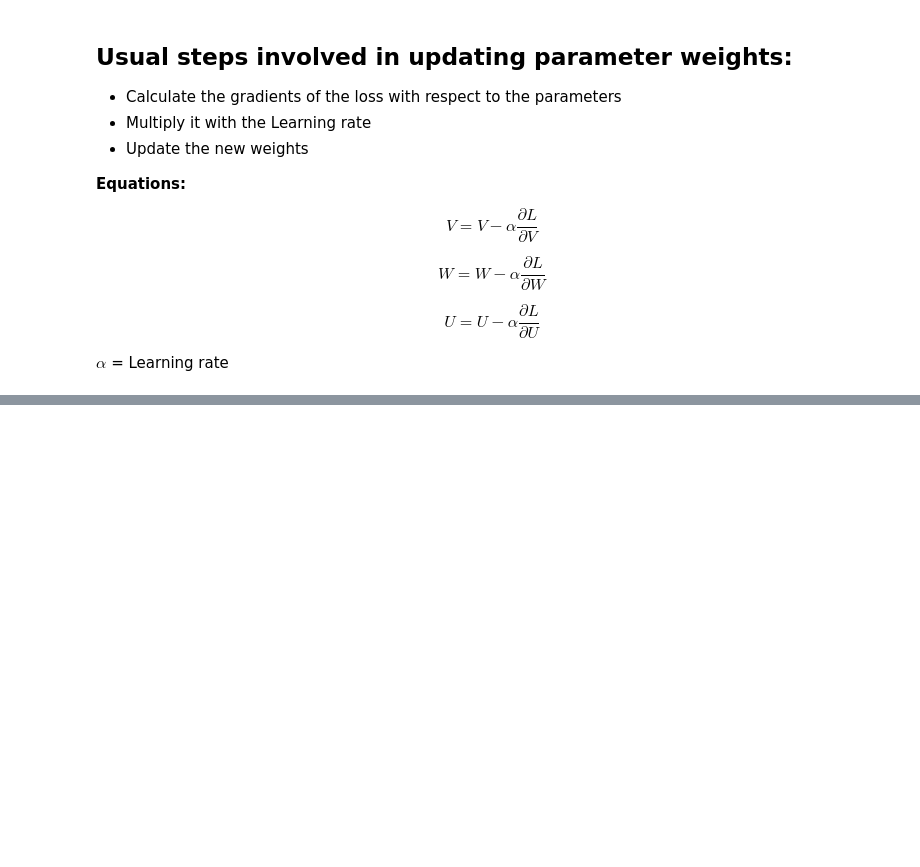
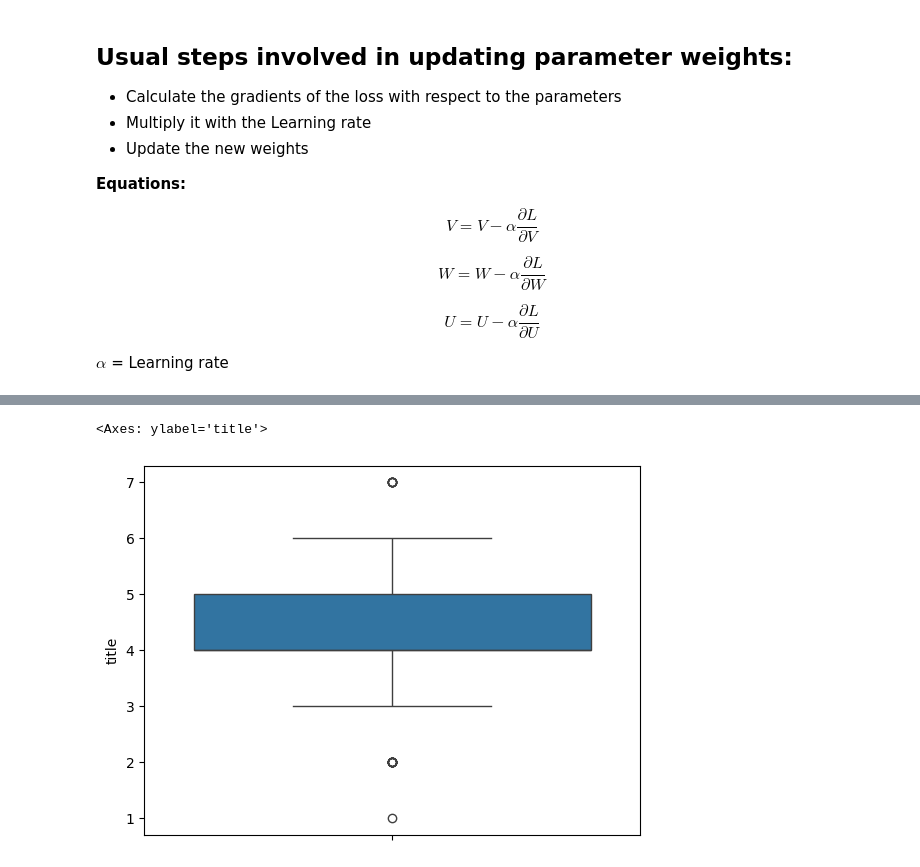
Before and after one commit to Akshayredekar07/Deep-Learning-Challengers-Series, a Jupyter notebook: 04. Shrikant Verma DL/Part 04-RNNs/S01.IntoductionRNN/Test.ipynb, the cells around one changed output, grey strips where cells are left out. Cells and saved outputs as stored; diff of their text form; code cells hidden in the pictures; blank space fills up the shorter version.

```diff
--- a/04. Shrikant Verma DL/Part 04-RNNs/S01.IntoductionRNN/Test.ipynb
+++ b/04. Shrikant Verma DL/Part 04-RNNs/S01.IntoductionRNN/Test.ipynb
@@ -380,0 +567,26 @@ $\alpha$ = Learning rate
+# %%
+def data_cleaning(text):
+
+    # Lower the words in the sentence
+    cleaned = text.lower()
+
+    # Replace the full stop with a full stop and space
+    cleaned = cleaned.replace(".", ". ")
+
+    # Remove the stop words
+    tokens = [word for word in cleaned.split() if not word in stop_words]
+    # tokens = []  # Initialize an empty list to store tokens
+    # for word in cleaned.split():
+    #     if word not in stop_words:
+    #         tokens.append(word)
+
+    # Remove the punctuations
+    tokens = [tok.translate(str.maketrans('', '', string.punctuation)) for tok in tokens]
+
+    # Joining the tokens back to form the sentence
+    cleaned = " ".join(tokens)
+
+    # Remove any extra spaces
+    cleaned = cleaned.strip()
+
+    return cleaned
@@ -380,0 +657,10 @@ $\alpha$ = Learning rate
+# %%
+from tqdm import tqdm
+import time
+for index, data in tqdm(df.iterrows(), total=df.shape[0]):
+    df.loc[index, 'title'] = data_cleaning(data['title'])
+# %%
+sns.boxplot(df['title'].str.split(" ").str.len())
+# %% [output]
+<Axes: ylabel='title'>
+[figure, added]
```
Also changed, not shown: parts of 38 cells of this notebook, 18 other files.
